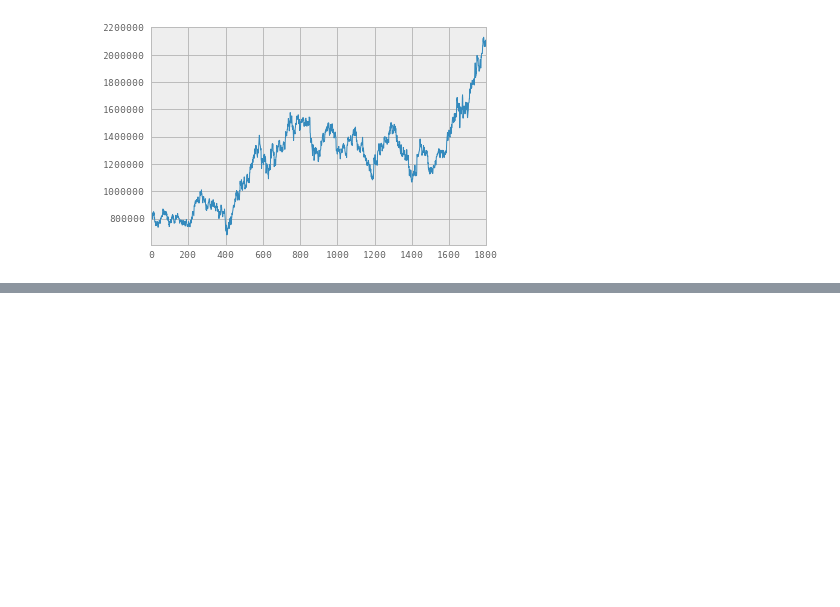
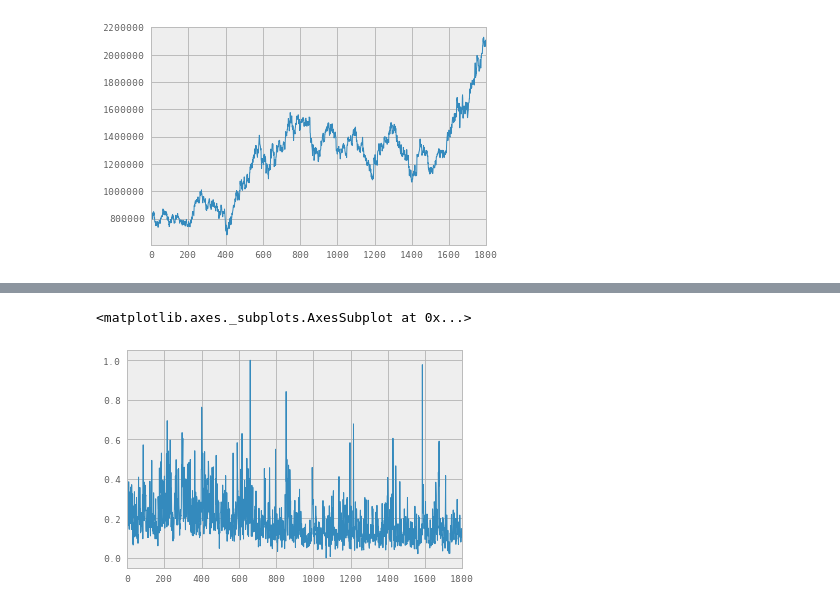
Before and after one commit to dspshin/DQN_examples, a Jupyter notebook: stock.ipynb, the cells around one changed output, grey strips where cells are left out. Saved outputs shown, nothing was run; the diff lists cells and outputs as text; code cells hidden in the pictures; blank space fills up the shorter version.

```diff
--- a/stock.ipynb
+++ b/stock.ipynb
@@ -80,3 +89,8 @@ df['ends'].plot()
+# %%
+df['amount'].plot()
+# %% [output]
+<matplotlib.axes._subplots.AxesSubplot at 0x...>
+[figure, added]
 # %%
 # training set
 train = df[:1600]
```
Also changed, not shown: parts of 5 cells of this notebook, 2 other files.
